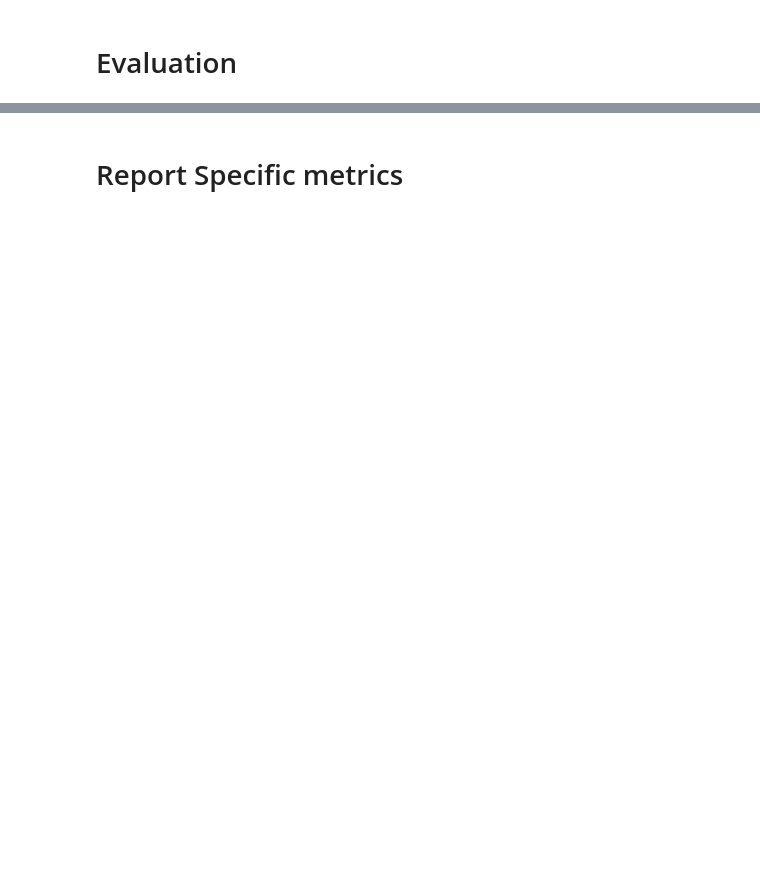
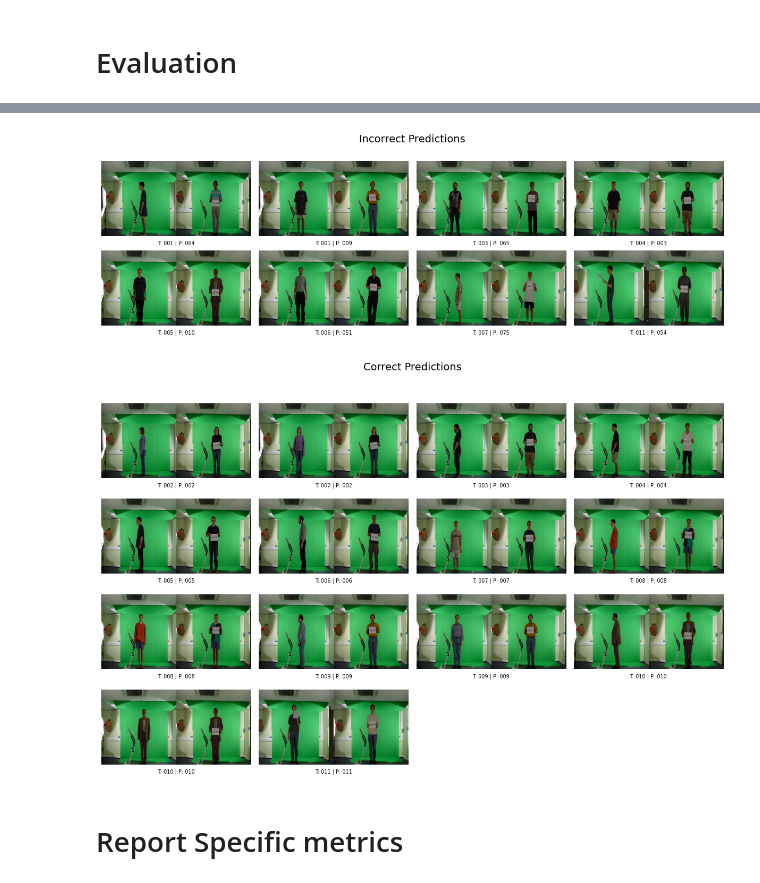
Before and after one commit to tee1g21/Biometrics-Coursework, a Jupyter notebook: gait_pipeline.ipynb, the cells around one changed output, grey strips where cells are left out. Saved outputs shown, nothing was run; the diff lists cells and outputs as text; code cells hidden in the pictures; blank space fills up the shorter version.

```diff
--- a/gait_pipeline.ipynb
+++ b/gait_pipeline.ipynb
@@ -387,3 +674,74 @@ Actual: 011, Predicted: 011
+# %%
+import cv2
+import matplotlib.pyplot as plt
+import numpy as np
+import os
+import math
+
+def show_prediction_grid_grouped(test_paths, test_labels, pred_labels, train_paths, train_labels, size=(512, 512), columns=4):
+    correct_pairs = []
+    incorrect_pairs = []
+
+    for i in range(len(test_paths)):
+        pred_label = pred_labels[i]
+        true_label = test_labels[i]
+
+        if pred_label in train_labels:
+            match_index = train_labels.index(pred_label)
+            pred_img_path = train_paths[match_index]
+        else:
+            pred_img_path = None
+
+        pair = (test_paths[i], pred_img_path, true_label, pred_label)
+        (correct_pairs if true_label == pred_label else incorrect_pairs).append(pair)
+
+    def plot_pairs(pairs, title):
+        n = len(pairs)
+        rows = (n + columns - 1) // columns
+
+        fig = plt.figure(figsize=(columns * 3, rows * 2))
+        plt.suptitle(title, fontsize=14)
+
+        for i, (test_path, pred_path, true_label, pred_label) in enumerate(pairs):
+            row = i // columns
+            col = i % columns
+            pos = col + row * columns + 1  # subplot index (1-based)
+
+            ax = fig.add_subplot(rows, columns, pos)
+
+            # Load test and pred images
+            test_img = cv2.imread(test_path)
+            test_img = cv2.cvtColor(cv2.resize(test_img, size), cv2.COLOR_BGR2RGB)
+
+            if pred_path and os.path.exists(pred_path):
+                pred_img = cv2.imread(pred_path)
+                pred_img = cv2.cvtColor(cv2.resize(pred_img, size), cv2.COLOR_BGR2RGB)
+            else:
+                pred_img = np.zeros((size[1], size[0], 3), dtype=np.uint8)
+
+            combined = np.hstack((test_img, pred_img))
+            ax.imshow(combined)
+            ax.text(0.5, -0.12, f"T: {true_label} | P: {pred_label}", ha='center', fontsize=7, transform=ax.transAxes)
+            ax.axis('off')
+
+        plt.tight_layout()
+        plt.subplots_adjust(top=0.90)
+        plt.show()
+
+    if incorrect_pairs:
+        plot_pairs(incorrect_pairs, "Incorrect Predictions")
+    if correct_pairs:
+        plot_pairs(correct_pairs, "Correct Predictions")
+
+
+
+show_prediction_grid_grouped(
+    parent_test_image_paths, test_labels, y_pred_aug,
+    parent_train_image_paths, train_labels
+)
+# %% [output]
+[figure, added]
+[figure, added]
 # %% [markdown]
 # Report Specific metrics
 # %%
```
Also changed, not shown: parts of 18 cells of this notebook.
